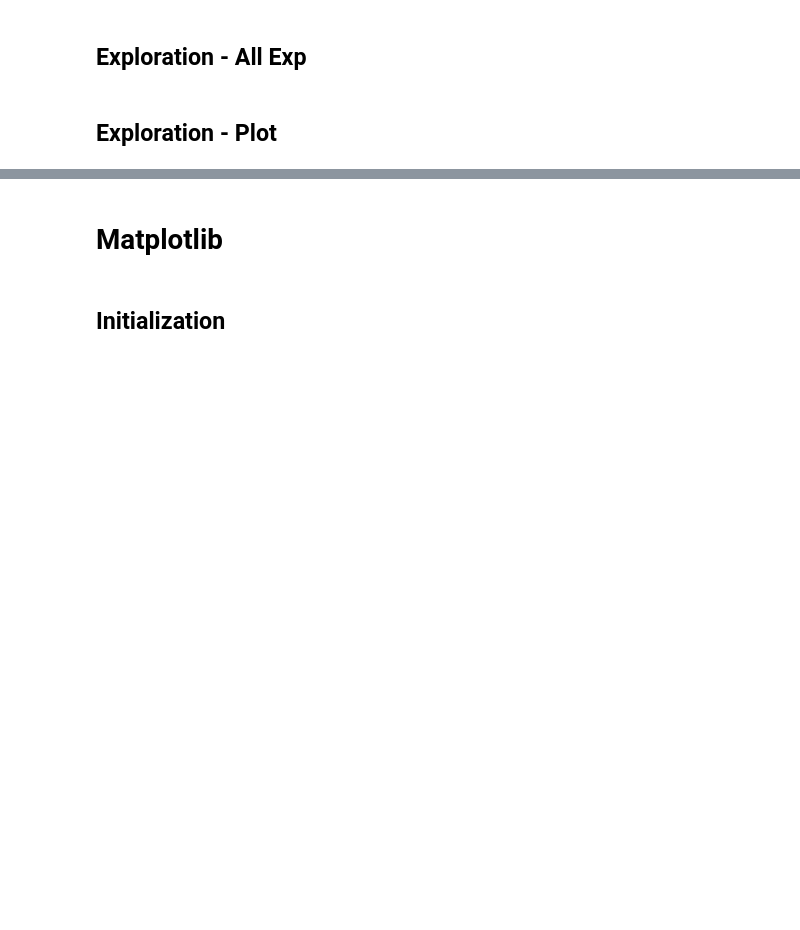
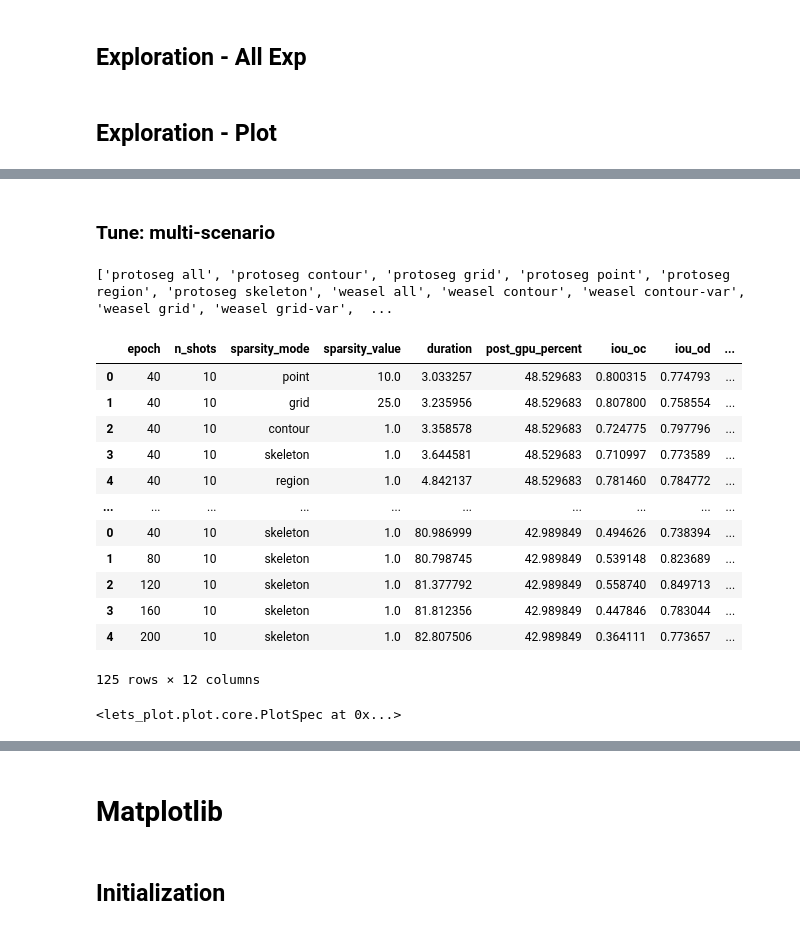
Before and after one commit to pandegaabyan/few-shot-weakly-seg, a Jupyter notebook: visualization.ipynb, the cells around one changed output, grey strips where cells are left out. Cells and saved outputs as stored; diff of their text form; code cells hidden in the pictures; blank space fills up the shorter version.

```diff
--- a/visualization.ipynb
+++ b/visualization.ipynb
@@ -726,0 +898,2 @@ train_loss = combine_dataframes(
+# %% [markdown]
+### Tune: multi-scenario
@@ -726,0 +902,29 @@ train_loss = combine_dataframes(
+# %%
+prefix = "v3 RO-DR L"
+suffixes = ["all"] + sparsity_modes + list(map(lambda x: x + "-var", sparsity_modes))
+slice_dict = {"weasel all": (0, 70), "protoseg all": (0, 25)}
+# %%
+paths, names = get_paths_and_names_with(prefix, suffixes, "tuned_score.csv")
+combined_df = get_tune_dataframe((paths, names), data_slice_dict=slice_dict)
+combined_df_full = combined_df.copy()
+combined_df = combined_df[combined_df['n_shots'] == 10]
+combined_df = combined_df[(combined_df['sparsity_mode'] != 'point_old') & (combined_df['sparsity_mode'] != 'grid_old')]
+combined_df["scenario"] = combined_df["scenario"].apply(lambda x: "comb" if x == "all" else "sep-var" if "var" in x else "sep")
+
+print(names)
+combined_df
+# %% [output]
+['protoseg all', 'protoseg contour', 'protoseg grid', 'protoseg point', 'protoseg region', 'protoseg skeleton', 'weasel all', 'weasel contour', 'weasel contour-var', 'weasel grid', 'weasel grid-var',  ...
+|  | epoch | n_shots | sparsity_mode | sparsity_value | duration | post_gpu_percent | iou_oc | iou_od | ... |
+| 0 | 40 | 10 | point | 10.0 | 3.033257 | 48.529683 | 0.800315 | 0.774793 | ... |
+| 1 | 40 | 10 | grid | 25.0 | 3.235956 | 48.529683 | 0.807800 | 0.758554 | ... |
+| 2 | 40 | 10 | contour | 1.0 | 3.358578 | 48.529683 | 0.724775 | 0.797796 | ... |
+| 3 | 40 | 10 | skeleton | 1.0 | 3.644581 | 48.529683 | 0.710997 | 0.773589 | ... |
+| 4 | 40 | 10 | region | 1.0 | 4.842137 | 48.529683 | 0.781460 | 0.784772 | ... |
+| ... | ... | ... | ... | ... | ... | ... | ... | ... | ... |
+| 0 | 40 | 10 | skeleton | 1.0 | 80.986999 | 42.989849 | 0.494626 | 0.738394 | ... |
+| 1 | 80 | 10 | skeleton | 1.0 | 80.798745 | 42.989849 | 0.539148 | 0.823689 | ... |
+| 2 | 120 | 10 | skeleton | 1.0 | 81.377792 | 42.989849 | 0.558740 | 0.849713 | ... |
+| 3 | 160 | 10 | skeleton | 1.0 | 81.812356 | 42.989849 | 0.447846 | 0.783044 | ... |
+| 4 | 200 | 10 | skeleton | 1.0 | 82.807506 | 42.989849 | 0.364111 | 0.773657 | ... |
+125 rows × 12 columns
@@ -726,0 +937,21 @@ train_loss = combine_dataframes(
+# %%
+num_sparsity = len(plot_df["sparsity"].unique())
+(
+    ggplot(plot_df)
+    + geom_point(
+        aes(
+            x=as_discrete("sparsity_mode", order=1),
+            y="iou_value",
+            color=as_discrete("scenario", order=1),
+            size="epoch"
+        ),
+        tooltips=layer_tooltips().line("@method @scenario").line("@iou_value"),
+    )
+    # + geom_hline(aes(yintercept="iou_ref"), size=0.5, linetype="longdash")
+    + facet_grid(x="method", y="iou", scales="fixed")
+    + ggsize(600, 600)
+    + theme(panel_border=element_rect(size=1), legend_position="bottom")
+    + scale_size(range=[2, 6])
+)
+# %% [output]
+<lets_plot.plot.core.PlotSpec at 0x...>
```
Also changed, not shown: parts of 36 cells of this notebook.
